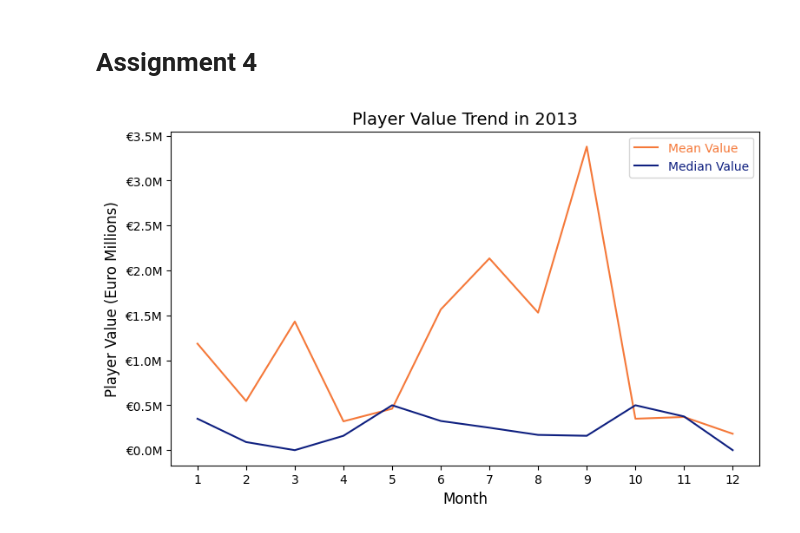
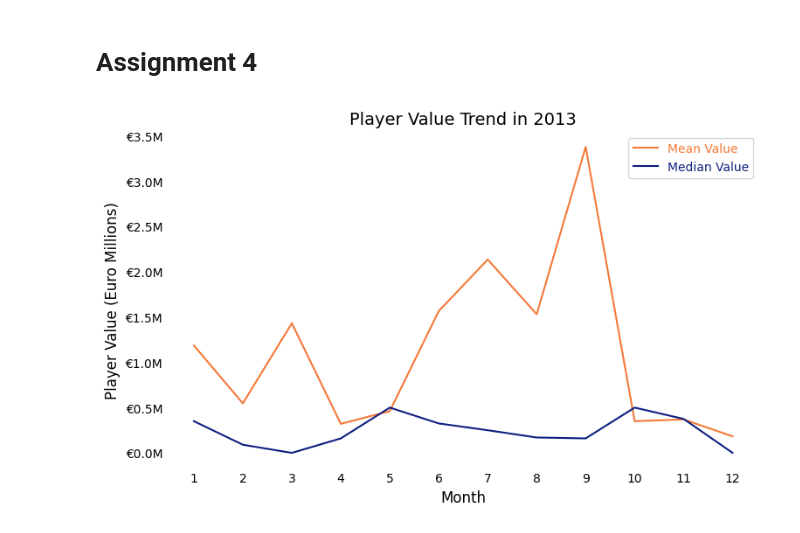
Before and after one commit to mukoubuchi/kaggle, a Jupyter notebook: dataviz-badging-practical-examination.ipynb, the cells around one changed output. Saved outputs shown, nothing was run; the diff lists cells and outputs as text; code cells hidden in the pictures.

```diff
--- a/dataviz-badging-practical-examination.ipynb
+++ b/dataviz-badging-practical-examination.ipynb
@@ -217,31 +268,37 @@ player_data['Value'] = player_data['Value'].replace({'€': '', 'M': '000000', '
 player_data['Joined'] = pd.to_datetime(player_data['Joined'], format='%b %d, %Y', errors='coerce')
 
 # Filter data for the year 2013
 player_data_2013 = player_data[player_data['Joined'].dt.year == 2013]
 
 # Calculate mean and median player values for each month
 player_data_2013['Month'] = player_data_2013['Joined'].dt.month
 player_data_2013['Value'] = player_data_2013['Value'].astype(float)
 monthly_stats = player_data_2013.groupby('Month')['Value'].agg(['mean', 'median'])
 
 # arrange ylabel
 def millions(x, pos):
     """The two arguments are the value and tick position."""
     return f'€{x*1e-6:1.1f}M'
 fig, ax = plt.subplots(figsize=(8.75, 5))
 ax.yaxis.set_major_formatter(millions)
 
 # arrange xlabel
 from matplotlib.ticker import MaxNLocator,MultipleLocator,AutoMinorLocator
 ax.xaxis.set_major_locator(MultipleLocator(1))
 
 # Plot the Time Series (line) plot
 plt.plot(monthly_stats.index, monthly_stats['mean'], label='Mean Value', color='#F5793A')
 plt.plot(monthly_stats.index, monthly_stats['median'], label='Median Value', color='#0F2080')
 plt.xlabel('Month', fontsize=12)
 plt.ylabel('Player Value (Euro Millions)', fontsize=12)
 plt.title('Player Value Trend in 2013', fontsize=14)
+plt.tick_params(axis='x', length=0)  # Remove x-axis ticks
+plt.tick_params(axis='y', length=0)  # Remove y-axis ticks
+plt.gca().spines['top'].set_visible(False)
+plt.gca().spines['right'].set_visible(False)
+plt.gca().spines['left'].set_visible(False)
+plt.gca().spines['bottom'].set_visible(False)
 plt.legend(labelcolor='linecolor')
 plt.show()
 # %% [output]
-[figure, old version]
+[figure, new version]
```
Also changed, not shown: parts of 8 cells of this notebook.
